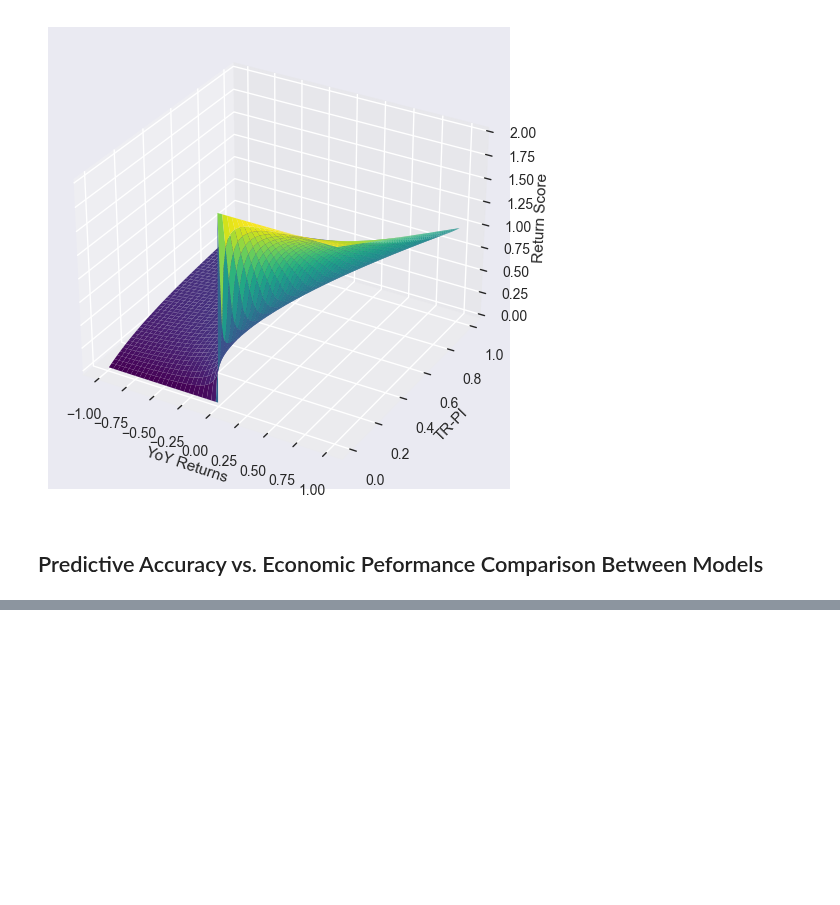
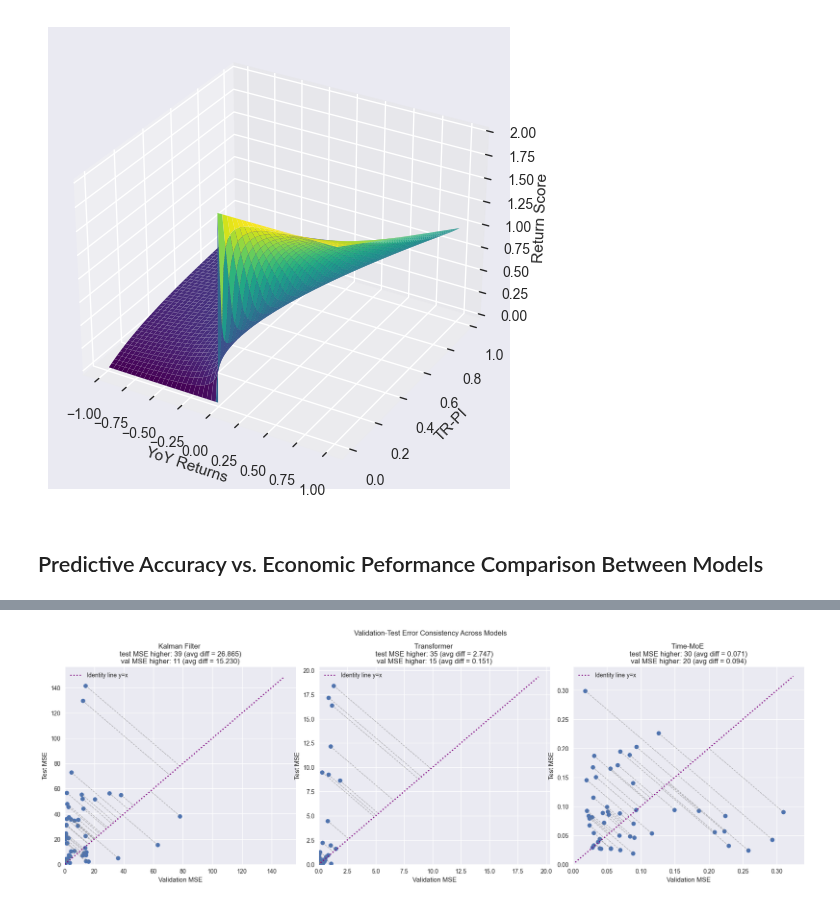
Before and after one commit to maviddoerdijk/bsc-thesis, a Jupyter notebook: exp/process_end_results.ipynb, the cells around one changed output, grey strips where cells are left out. Saved outputs shown, nothing was run; the diff lists cells and outputs as text; code cells hidden in the pictures; blank space fills up the shorter version.

```diff
--- a/exp/process_end_results.ipynb
+++ b/exp/process_end_results.ipynb
@@ -791,0 +814,56 @@ NameError: name 'logs' is not defined
+# %%
+# fig, axs = plt.subplots(1, len(model_keys) + 1, figsize=(7 * (len(model_keys) + 1), 6))
+fig, axs = plt.subplots(1, 3, figsize=(18, 6))
+fig.suptitle("Validation-Test Error Consistency Across Models")
+fig.tight_layout(rect=[0, 0, 1, 0.92])
+
+for idx, (model_name, model_results_combined) in enumerate(zip(["Kalman Filter", "Transformer", "Time-MoE"], [kalman_results_combined, transformer_results_combined, timemoe_results_combined])):
+  test_mse_list = []
+  val_mse_list = []
+  for result in model_results_combined:
+    test_mse = result[3]
+    return_score = result[2]
+    if not np.isnan(return_score):
+      test_mse_list.append(test_mse)
+      val_mse_list.append(return_score)
+
+  axs[idx].scatter(val_mse_list, test_mse_list)
+
+  for x, y in zip(val_mse_list, test_mse_list):
+      m = (x + y) / 2
+      axs[idx].plot([x, m], [y, m], color='grey', linestyle='dashed', linewidth=1, alpha=0.6)
+
+
+  lims = [
+      np.min([axs[idx].get_xlim(), axs[idx].get_ylim()]),
+      np.max([axs[idx].get_xlim(), axs[idx].get_ylim()]),
+  ]
+  axs[idx].plot(lims, lims, 'purple', linestyle='dotted', linewidth=2, label="Identity line y=x")
+  axs[idx].set_ylabel("Test MSE")
+  axs[idx].set_xlabel("Validation MSE")
+  axs[idx].set_xlim(left=0)
+  axs[idx].set_ylim(bottom=0)
+  axs[idx].legend()
+
+  val_mse_arr = np.array(val_mse_list)
+  test_mse_arr = np.array(test_mse_list)
+
+  right_of_line = np.sum(val_mse_arr > test_mse_arr)
+  left_of_line = np.sum(val_mse_arr < test_mse_arr)
+  on_the_line = np.sum(val_mse_arr == test_mse_arr)
+
+  # Compute signed distances
+  left_mask = test_mse_arr > val_mse_arr
+  right_mask = val_mse_arr > test_mse_arr
+
+  # Left of the line (test > val)
+  avg_left_dist = np.mean(test_mse_arr[left_mask] - val_mse_arr[left_mask]) if np.any(left_mask) else 0
+
+  # Right of the line (val > test)
+  avg_right_dist = np.mean(val_mse_arr[right_mask] - test_mse_arr[right_mask]) if np.any(right_mask) else 0
+
+
+  axs[idx].set_title(f"{model_name} \ntest MSE higher: {left_of_line} (avg diff = {avg_left_dist:.3f})\nval MSE higher: {right_of_line} (avg diff = {avg_right_dist:.3f})")
+plt.show()
+# %% [output]
+[figure, added]
```
Also changed, not shown: parts of 6 cells of this notebook, 2 other files.
